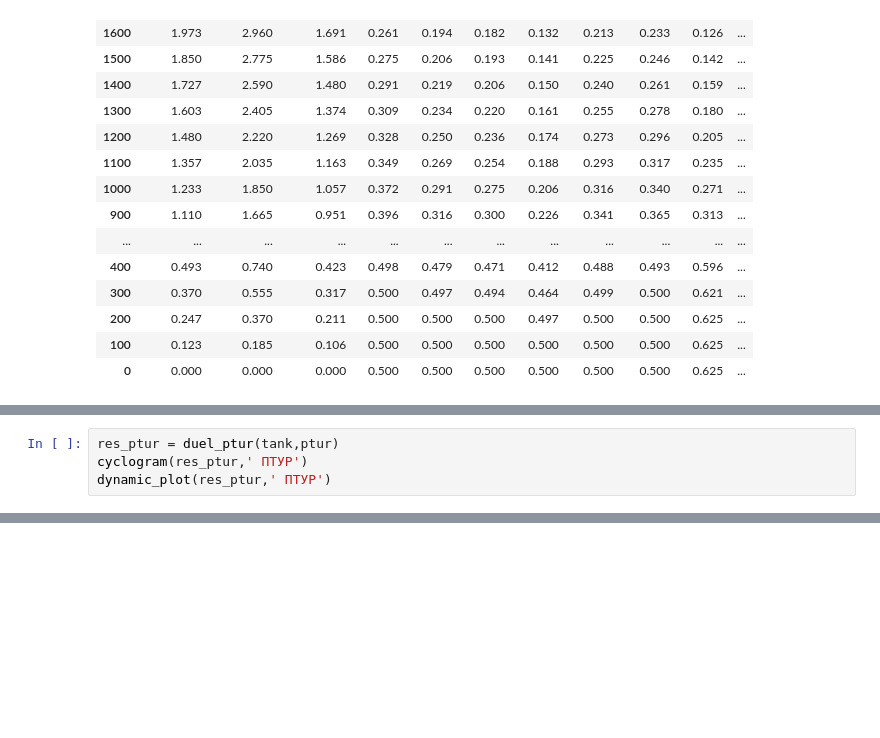
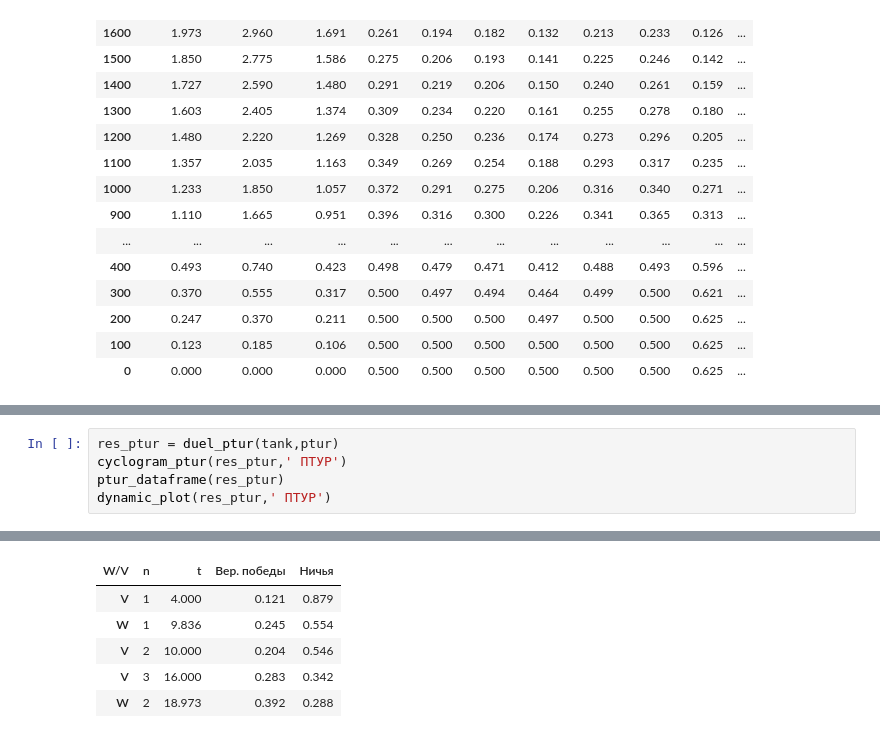
Before and after one commit to LaArkadiy/Sistemotechnika, a Jupyter notebook: DZ.ipynb, the cells around one changed output, grey strips where cells are left out. Saved outputs shown, nothing was run; the diff lists cells and outputs as text; blank space fills up the shorter version.

```diff
--- a/DZ.ipynb
+++ b/DZ.ipynb
@@ -415,7 +602,14 @@ def duel_ptur(tank : SiStructure, ptur : SiStructure):
 # %%
 res_ptur = duel_ptur(tank,ptur)
-cyclogram(res_ptur,' ПТУР')
+cyclogram_ptur(res_ptur,' ПТУР')
+ptur_dataframe(res_ptur)
 dynamic_plot(res_ptur,' ПТУР')
 # %% [output]
 [drawing not drawn]
+| W/V | n | t | Вер. победы | Ничья |
+| V | 1 | 4.000 | 0.121 | 0.879 |
+| W | 1 | 9.836 | 0.245 | 0.554 |
+| V | 2 | 10.000 | 0.204 | 0.546 |
+| V | 3 | 16.000 | 0.283 | 0.342 |
+| W | 2 | 18.973 | 0.392 | 0.288 |
 [drawing not drawn]
```
Also changed, not shown: parts of 6 cells of this notebook.
